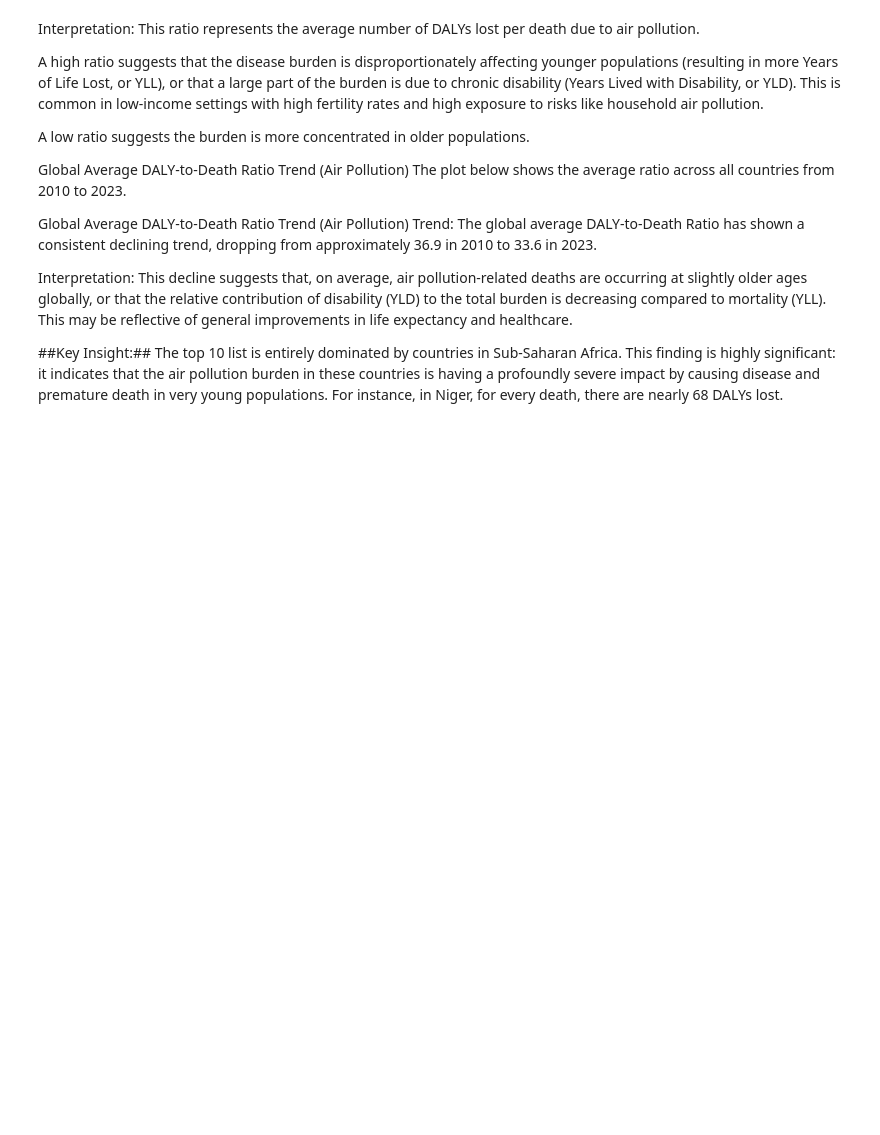
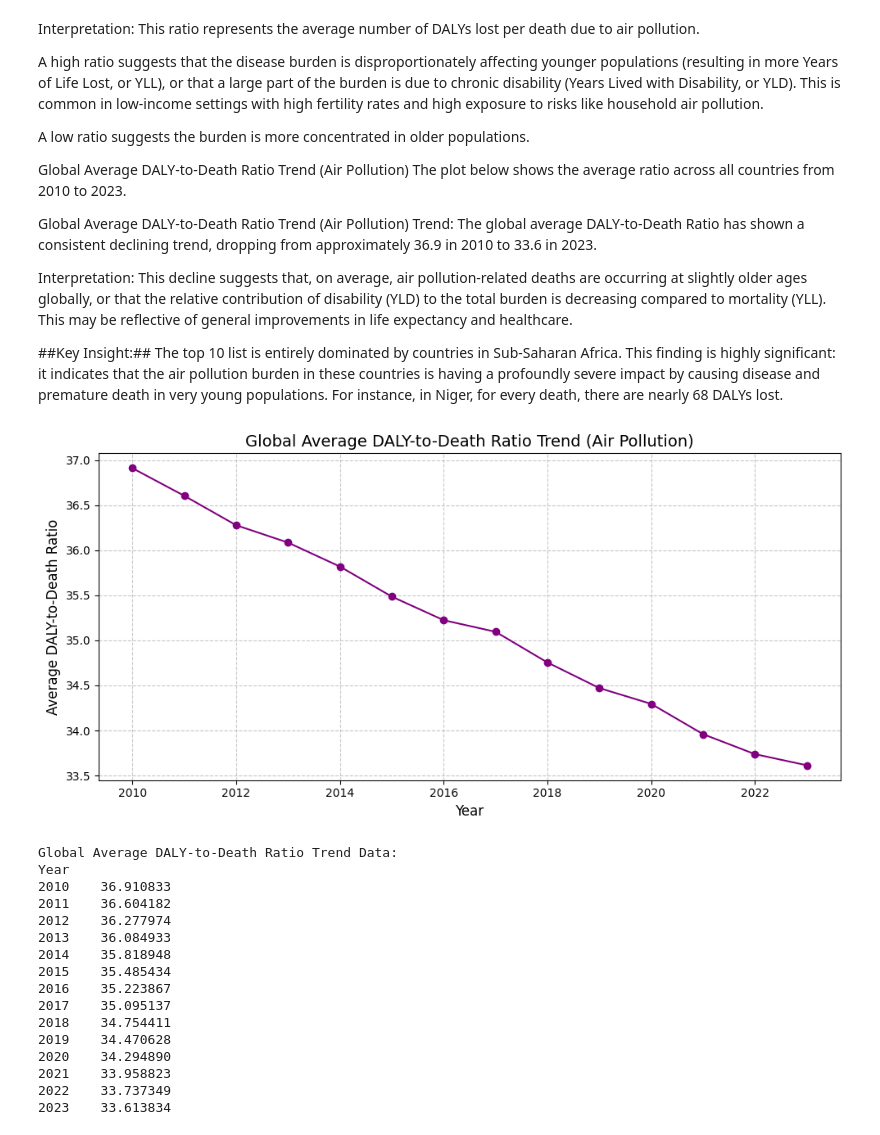
Before and after one commit to Gayan-RNS/State-of-Global-Air-Health-Impact, a Jupyter notebook: EDA_001.ipynb, the cells around one changed output. Drawn from its saved outputs; the diff is of its cells as text; code cells hidden in the pictures; blank space fills up the shorter version.

```diff
--- a/EDA_001.ipynb
+++ b/EDA_001.ipynb
@@ -373,3 +375,73 @@ Interpretation: This decline suggests that, on average, air pollution-related de
 
 ##Key Insight:##
 The top 10 list is entirely dominated by countries in Sub-Saharan Africa. This finding is highly significant: it indicates that the air pollution burden in these countries is having a profoundly severe impact by causing disease and premature death in very young populations. For instance, in Niger, for every death, there are nearly 68 DALYs lost.
+# %%
+
+# Filter for the 'Air Pollution' measure
+df_airpoll = df[df['Pollutant Name'] == 'Air Pollution']
+
+# Pivot Data
+
+# Pivot the data to get 'death' and 'daly' Burden Mean side-by-side
+df_pivot = df_airpoll.pivot_table(
+    index=['Country', 'ISO3', 'Year'],
+    columns='Measure',
+    values='Burden Mean',
+    aggfunc='sum'
+).reset_index()
+
+# Rename columns for clarity
+df_pivot.columns.name = None
+df_pivot.rename(columns={'death': 'Burden_Death', 'daly': 'Burden_DALY'}, inplace=True)
+
+# Remove rows where either DALY or Death burden is missing (pre-2010 DALYs)
+df_pivot.dropna(subset=['Burden_DALY', 'Burden_Death'], inplace=True)
+
+# Calculate Ratio and Handle 'inf'
+
+# Calculate the DALY-to-Death Ratio
+# To avoid 'inf' issues, we add a very small epsilon to the denominator for ratio calculation
+# For countries with 0 deaths, this prevents division by zero, though it makes the ratio very high.
+# A more robust solution is to check for 0, but for simplicity, we rely on nan replacement.
+df_pivot['DALY_to_Death_Ratio'] = df_pivot['Burden_DALY'] / df_pivot['Burden_Death']
+
+# Replace 'inf' (from division by 0) with NaN and drop those rows
+df_pivot['DALY_to_Death_Ratio'].replace([np.inf, -np.inf], np.nan, inplace=True)
+df_pivot.dropna(subset=['DALY_to_Death_Ratio'], inplace=True)
+
+# Calculate and Plot Global Average Ratio Trend
+
+# Calculate Global Average DALY-to-Death Ratio Trend
+global_ratio_trend = df_pivot.groupby('Year')['DALY_to_Death_Ratio'].mean()
+
+# Plot the trend
+plt.figure(figsize=(10, 5))
+global_ratio_trend.plot(kind='line', marker='o', color='purple')
+plt.title('Global Average DALY-to-Death Ratio Trend (Air Pollution)', fontsize=14)
+plt.xlabel('Year', fontsize=12)
+plt.ylabel('Average DALY-to-Death Ratio', fontsize=12)
+plt.grid(True, linestyle='--', alpha=0.7)
+plt.tight_layout()
+plt.savefig('global_daly_death_ratio_trend.png')
+plt.show()
+
+print("Global Average DALY-to-Death Ratio Trend Data:")
+print(global_ratio_trend.to_string())
+# %% [output]
+[figure, added]
+Global Average DALY-to-Death Ratio Trend Data:
+Year
+2010    36.910833
+2011    36.604182
+2012    36.277974
+2013    36.084933
+2014    35.818948
+2015    35.485434
+2016    35.223867
+2017    35.095137
+2018    34.754411
+2019    34.470628
+2020    34.294890
+2021    33.958823
+2022    33.737349
+2023    33.613834
```
Also changed, not shown: parts of 12 cells of this notebook, 2 other files.
